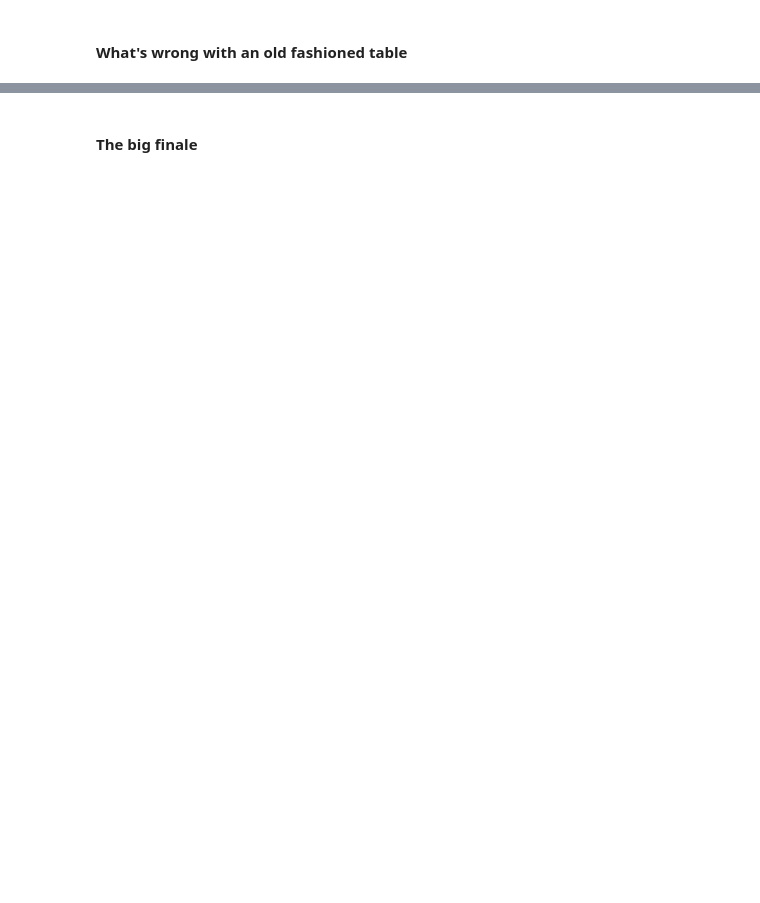
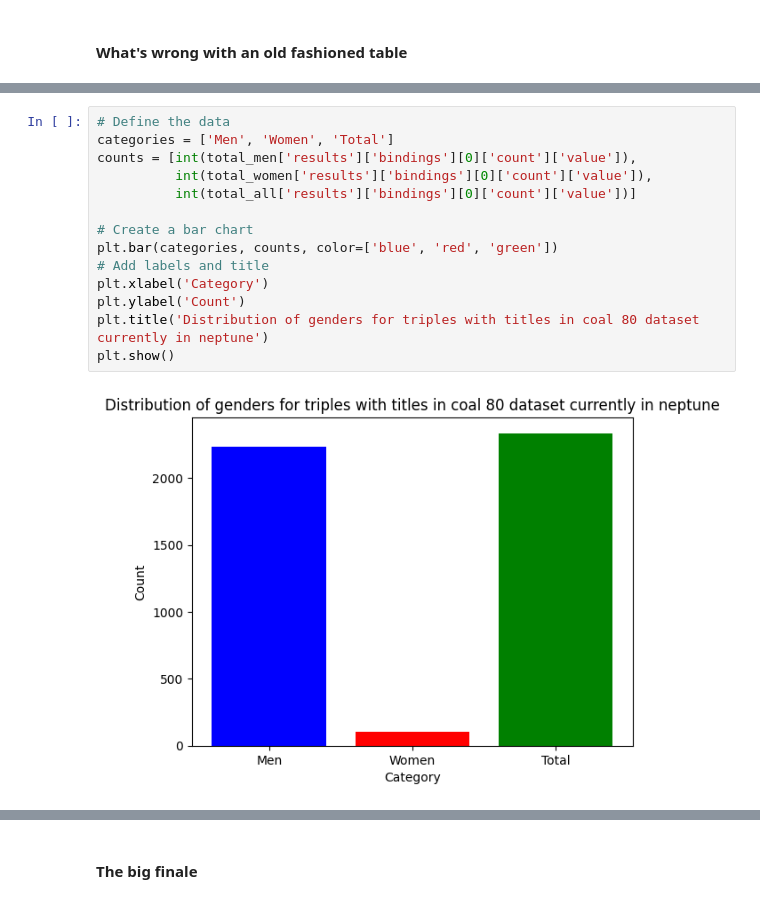
Before and after one commit to nationalarchives/ctd-omega-jupyter-notebooks, a Jupyter notebook: CTD-Omega-Example_Notebook_1.ipynb, the cells around one changed output, grey strips where cells are left out. Drawn from its saved outputs; the diff is of its cells as text; blank space fills up the shorter version.

```diff
--- a/CTD-Omega-Example_Notebook_1.ipynb
+++ b/CTD-Omega-Example_Notebook_1.ipynb
@@ -217,0 +369,16 @@ where { ?personConcept dct:type cat:person-concept ;
+# %%
+# Define the data
+categories = ['Men', 'Women', 'Total']
+counts = [int(total_men['results']['bindings'][0]['count']['value']),
+          int(total_women['results']['bindings'][0]['count']['value']),
+          int(total_all['results']['bindings'][0]['count']['value'])]
+
+# Create a bar chart
+plt.bar(categories, counts, color=['blue', 'red', 'green'])
+# Add labels and title
+plt.xlabel('Category')
+plt.ylabel('Count')
+plt.title('Distribution of genders for triples with titles in coal 80 dataset currently in neptune')
+plt.show()
+# %% [output]
+[figure, added]
```
Also changed, not shown: parts of 37 cells of this notebook.
